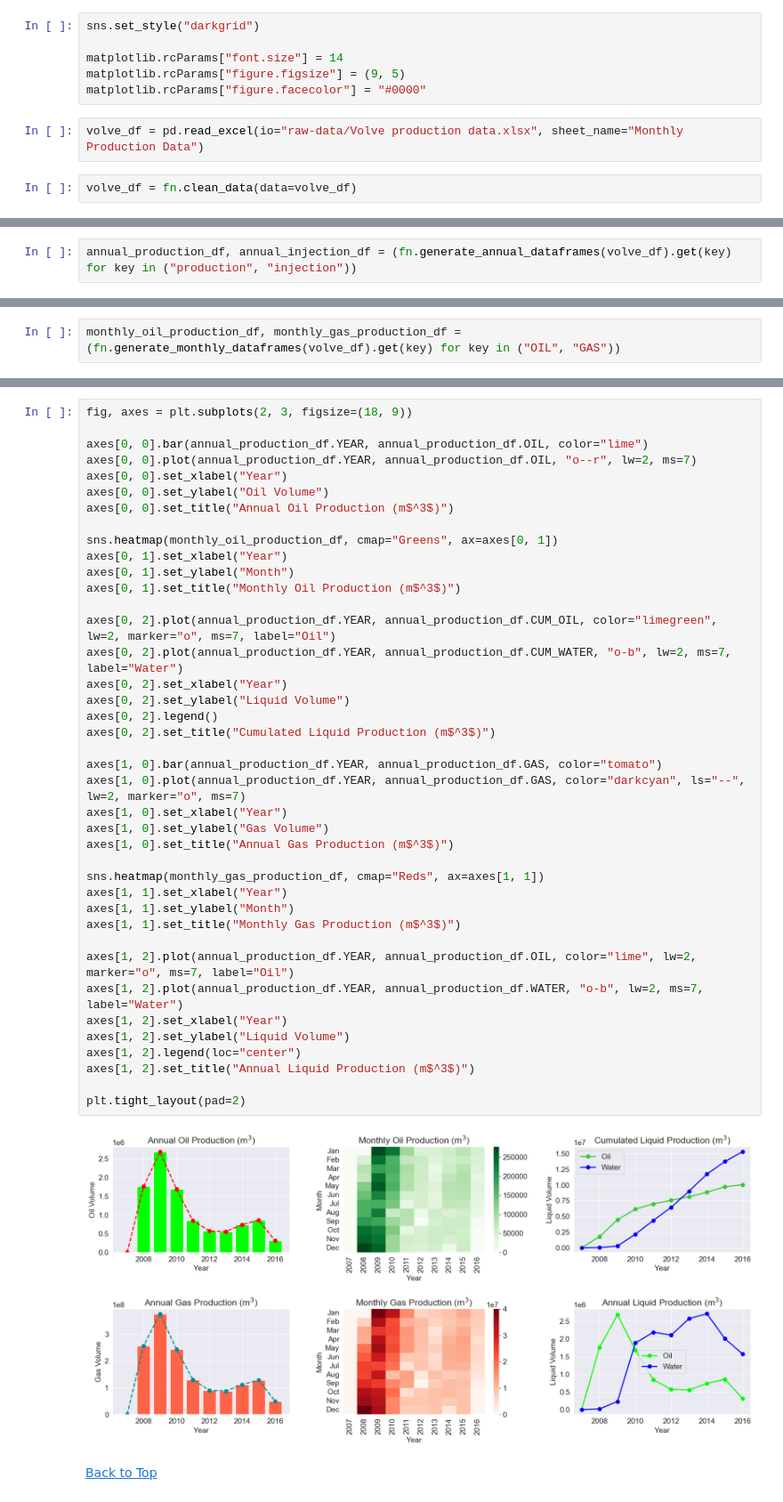
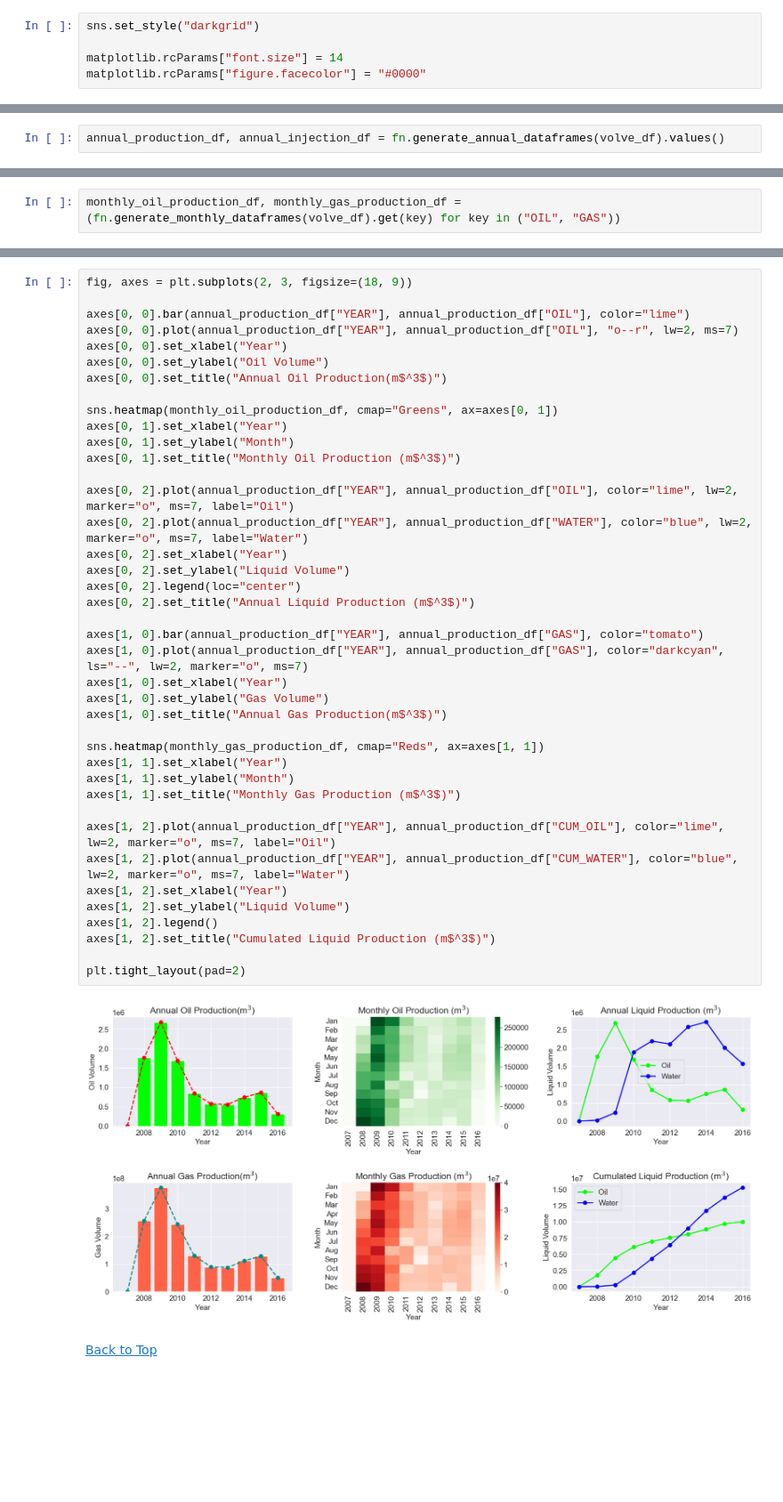
Before and after one commit to Lamy237/Volve-field, a Jupyter notebook: Production/EDA/EDA on Monthly Data/notebook3.ipynb, the cells around one changed output, grey strips where cells are left out. Shown at 89% size. Drawn from its saved outputs; the diff is of its cells as text; blank space fills up the shorter version.

```diff
--- a/Production/EDA/EDA on Monthly Data/notebook3.ipynb
+++ b/Production/EDA/EDA on Monthly Data/notebook3.ipynb
@@ -30,9 +34,4 @@ import seaborn as sns
 sns.set_style("darkgrid")
 
 matplotlib.rcParams["font.size"] = 14
-matplotlib.rcParams["figure.figsize"] = (9, 5)
 matplotlib.rcParams["figure.facecolor"] = "#0000"
-# %%
-volve_df = pd.read_excel(io="raw-data/Volve production data.xlsx", sheet_name="Monthly Production Data")
-# %%
-volve_df = fn.clean_data(data=volve_df)
@@ -39,4 +44,4 @@ volve_df = fn.clean_data(data=volve_df)
 # %% [markdown]
 ## Annual Production
 # %%
-annual_production_df, annual_injection_df = (fn.generate_annual_dataframes(volve_df).get(key) for key in ("production", "injection"))
+annual_production_df, annual_injection_df = fn.generate_annual_dataframes(volve_df).values()
@@ -199,45 +359,45 @@ plt.title("Monthly Gas Production (m$^3$)");
 # %%
 fig, axes = plt.subplots(2, 3, figsize=(18, 9))
 
-axes[0, 0].bar(annual_production_df.YEAR, annual_production_df.OIL, color="lime")
-axes[0, 0].plot(annual_production_df.YEAR, annual_production_df.OIL, "o--r", lw=2, ms=7)
+axes[0, 0].bar(annual_production_df["YEAR"], annual_production_df["OIL"], color="lime")
+axes[0, 0].plot(annual_production_df["YEAR"], annual_production_df["OIL"], "o--r", lw=2, ms=7)
 axes[0, 0].set_xlabel("Year")
 axes[0, 0].set_ylabel("Oil Volume")
-axes[0, 0].set_title("Annual Oil Production (m$^3$)")
+axes[0, 0].set_title("Annual Oil Production(m$^3$)")
 
 sns.heatmap(monthly_oil_production_df, cmap="Greens", ax=axes[0, 1])
 axes[0, 1].set_xlabel("Year")
 axes[0, 1].set_ylabel("Month")
 axes[0, 1].set_title("Monthly Oil Production (m$^3$)")
 
-axes[0, 2].plot(annual_production_df.YEAR, annual_production_df.CUM_OIL, color="limegreen", lw=2, marker="o", ms=7, label="Oil")
-axes[0, 2].plot(annual_production_df.YEAR, annual_production_df.CUM_WATER, "o-b", lw=2, ms=7, label="Water")
+axes[0, 2].plot(annual_production_df["YEAR"], annual_production_df["OIL"], color="lime", lw=2, marker="o", ms=7, label="Oil")
+axes[0, 2].plot(annual_production_df["YEAR"], annual_production_df["WATER"], color="blue", lw=2, marker="o", ms=7, label="Water")
 axes[0, 2].set_xlabel("Year")
 axes[0, 2].set_ylabel("Liquid Volume")
-axes[0, 2].legend()
-axes[0, 2].set_title("Cumulated Liquid Production (m$^3$)")
+axes[0, 2].legend(loc="center")
+axes[0, 2].set_title("Annual Liquid Production (m$^3$)")
 
-axes[1, 0].bar(annual_production_df.YEAR, annual_production_df.GAS, color="tomato")
-axes[1, 0].plot(annual_production_df.YEAR, annual_production_df.GAS, color="darkcyan", ls="--", lw=2, marker="o", ms=7)
+axes[1, 0].bar(annual_production_df["YEAR"], annual_production_df["GAS"], color="tomato")
+axes[1, 0].plot(annual_production_df["YEAR"], annual_production_df["GAS"], color="darkcyan", ls="--", lw=2, marker="o", ms=7)
 axes[1, 0].set_xlabel("Year")
 axes[1, 0].set_ylabel("Gas Volume")
-axes[1, 0].set_title("Annual Gas Production (m$^3$)")
+axes[1, 0].set_title("Annual Gas Production(m$^3$)")
 
 sns.heatmap(monthly_gas_production_df, cmap="Reds", ax=axes[1, 1])
 axes[1, 1].set_xlabel("Year")
 axes[1, 1].set_ylabel("Month")
 axes[1, 1].set_title("Monthly Gas Production (m$^3$)")
 
-axes[1, 2].plot(annual_production_df.YEAR, annual_production_df.OIL, color="lime", lw=2, marker="o", ms=7, label="Oil")
-axes[1, 2].plot(annual_production_df.YEAR, annual_production_df.WATER, "o-b", lw=2, ms=7, label="Water")
+axes[1, 2].plot(annual_production_df["YEAR"], annual_production_df["CUM_OIL"], color="lime", lw=2, marker="o", ms=7, label="Oil")
+axes[1, 2].plot(annual_production_df["YEAR"], annual_production_df["CUM_WATER"], color="blue", lw=2, marker="o", ms=7, label="Water")
 axes[1, 2].set_xlabel("Year")
 axes[1, 2].set_ylabel("Liquid Volume")
-axes[1, 2].legend(loc="center")
-axes[1, 2].set_title("Annual Liquid Production (m$^3$)")
+axes[1, 2].legend()
+axes[1, 2].set_title("Cumulated Liquid Production (m$^3$)")
 
 plt.tight_layout(pad=2)
 # %% [output]
-[figure, old version]
+[figure, new version]
 # %% [markdown]
 [Back to Top](#analysis-and-visualization)
 # %% [markdown]
```
Also changed, not shown: parts of 69 cells of this notebook.
